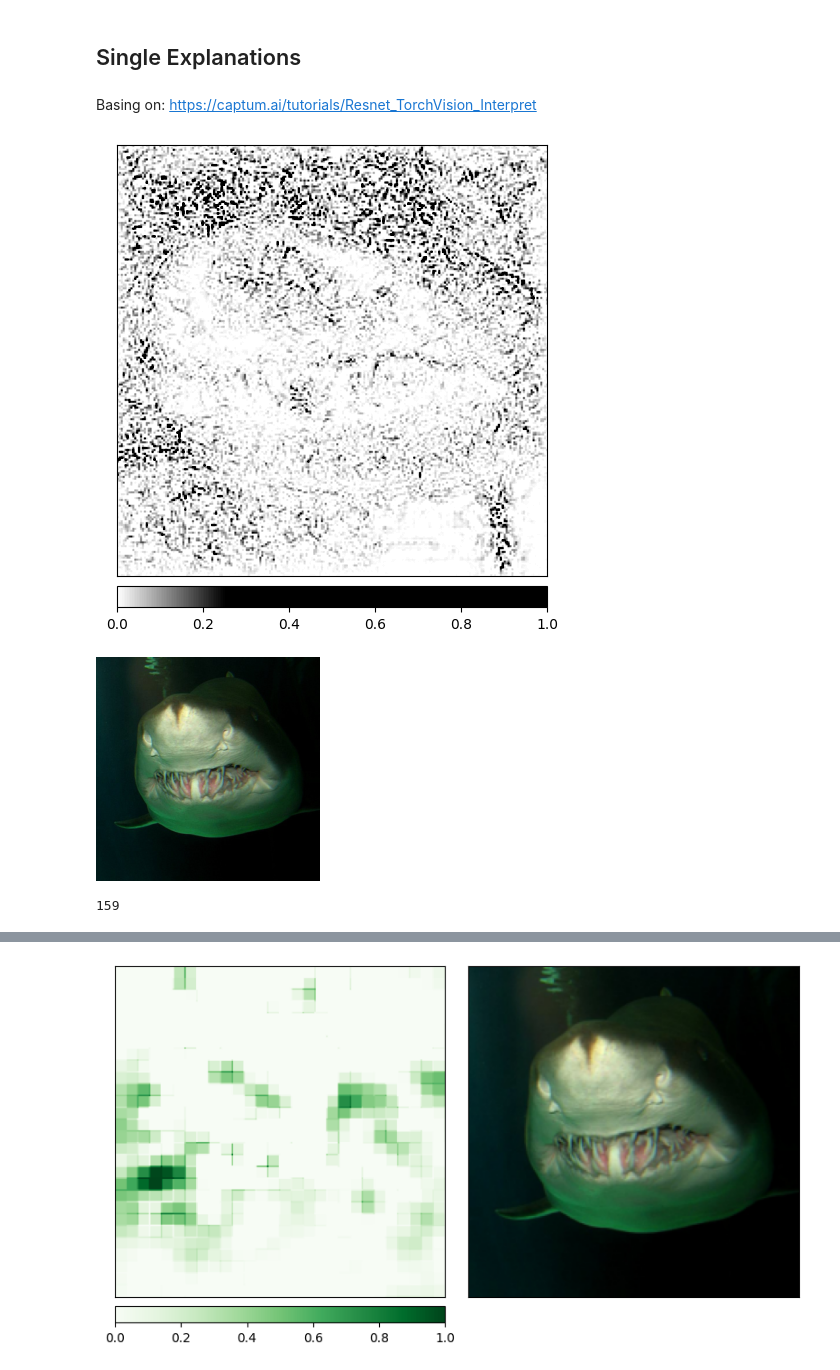
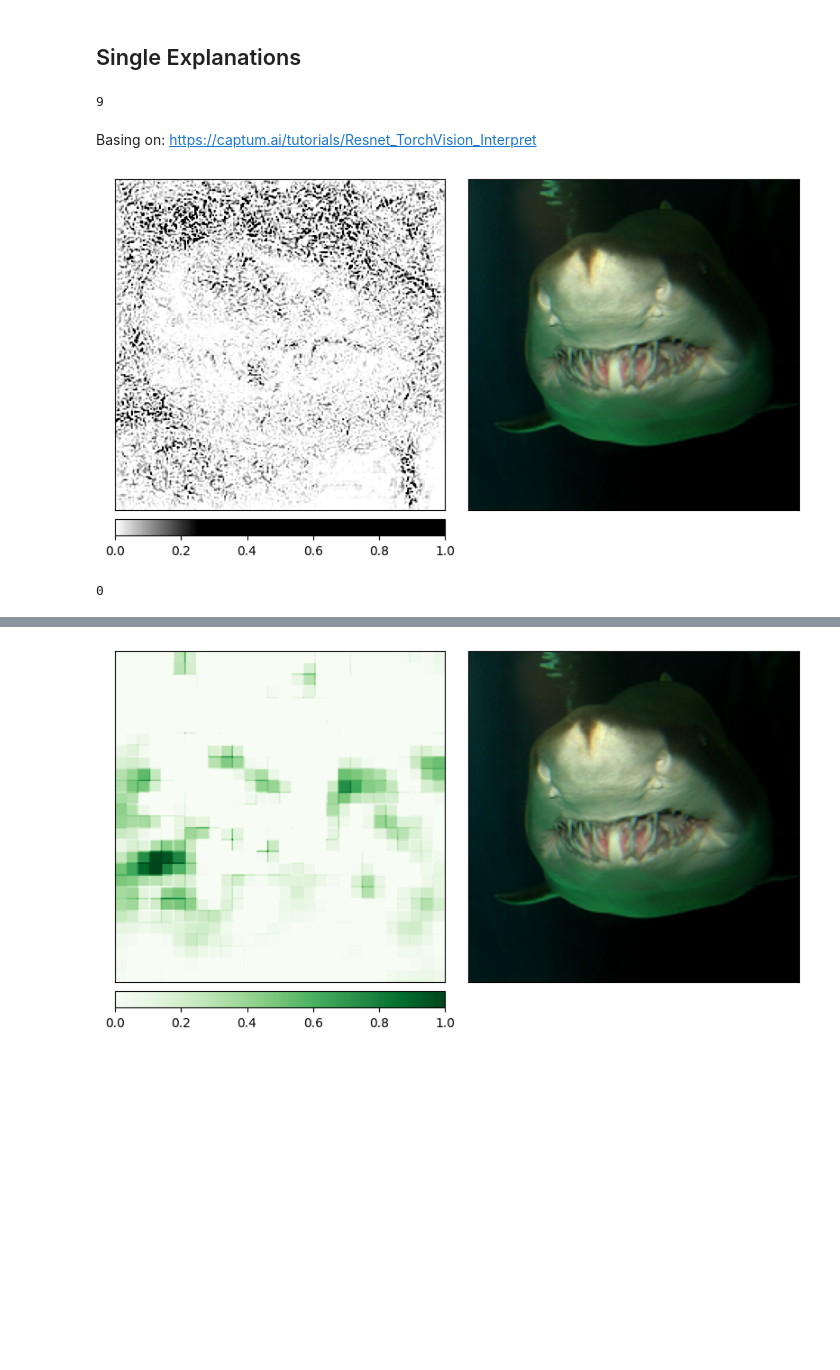
Before and after one commit to MattS0000/XAI_ensemblings_BS_MS, a Jupyter notebook: docs/Example_notebook.ipynb, the cells around one changed output, grey strips where cells are left out. Cells and saved outputs as stored; diff of their text form; code cells hidden in the pictures; blank space fills up the shorter version.

```diff
--- a/docs/Example_notebook.ipynb
+++ b/docs/Example_notebook.ipynb
@@ -34,6 +34,15 @@ def images_list(image_path, resize=True):
             image = _crop(_resize(image))
         images.append(image)
     return images
+
+def load_all(classid):
+    all_img = images_list(images_dir + classid + "\\")[:3]
+    all_img_org = images_list(images_dir + classid + "\\", resize=False)[:3]
+    all_tens = [F.to_tensor(img) for img in all_img]
+    all_msks = [(F.to_tensor(img)>0).float() for img in images_list(masks_dir + classid + "\\")[:3]]
+    tens_img = torch.stack(all_tens)
+    tens_msks = torch.stack(all_msks)
+    return all_img, all_img_org, all_tens, all_msks, tens_img, tens_msks
 # %% [markdown]
 ## Images load
 # %%
@@ -43,11 +51,0 @@ images_dir = os.getcwd() + "\\images\\"
-# %%
-id = "n01491361"
-def load_all(classid):
-    all_img = images_list(images_dir + classid + "\\")
-    all_img_org = images_list(images_dir + classid + "\\", resize=False)
-    all_tens = [F.to_tensor(img) for img in all_img]
-    all_msks = [(F.to_tensor(img)>0).float() for img in images_list(masks_dir + classid + "\\")]
-    tens_img = torch.stack(all_tens)
-    tens_msks = torch.stack(all_msks)
-    return all_img, all_img_org, all_tens, all_msks, tens_img, tens_msks
-all_images, all_images_original, all_tensors, all_masks, tensor_images, tensor_masks = load_all("n01491361")
@@ -90,5 +78,8 @@ single_pred = preds2[2].unsqueeze(dim=0)
 single_data = proper_data[2].unsqueeze(dim=0)
 integrated_gradients = IntegratedGradients(model)
 attributions_ig = integrated_gradients.attribute(single_data, target=single_pred, n_steps=200)
+gc.collect()
+# %% [output]
+9
 # %% [markdown]
 Basing on: https://captum.ai/tutorials/Resnet_TorchVision_Interpret
@@ -95,23 +92,10 @@ Basing on: https://captum.ai/tutorials/Resnet_TorchVision_Interpret
 # %%
-transformed_img = resnet_transform(all_images_original[2])
-default_cmap = LinearSegmentedColormap.from_list('custom blue',
-                                                 [(0, '#ffffff'),
-                                                  (0.25, '#000000'),
-                                                  (1, '#000000')], N=256)
-
-_ = viz.visualize_image_attr(np.transpose(attributions_ig.squeeze().cpu().detach().numpy(), (1,2,0)),
-                             np.transpose(transformed_img.squeeze().cpu().detach().numpy(), (1,2,0)),
-                             method='heat_map',
-                             cmap=default_cmap,
-                             show_colorbar=True,
-                             sign='positive',
-                             outlier_perc=1)
-display(all_images[2])
+_ = viz.visualize_image_attr_multiple(np.transpose(attributions_ig.squeeze().numpy(), (1,2,0)),
+                                      np.transpose(tensor_images[2].squeeze().numpy(), (1,2,0)),
+                                      ["heat_map", "original_image"],
+                                      ["positive", "all"],
+                                      cmap=default_cmap,
+                                      show_colorbar=True,
+                                      outlier_perc=1)
 # %% [output]
-[figure, old version]
+[figure, new version]
-[figure, removed]
-# %%
-import gc
-gc.collect()
-# %% [output]
-159
@@ -122,5 +102,11 @@ attributions_ig_nt = noise_tunnel.attribute(single_data, nt_samples=5, nt_type='
 # %%
-attributions_ig_nt_all = torch.cat([noise_tunnel.attribute(tensor_images[i].unsqueeze(dim=0), nt_samples=5, nt_type='smoothgrad_sq', target=preds2[i].unsqueeze(dim=0)) for i in range(10)], dim=0)
+noise_tunnel = NoiseTunnel(integrated_gradients)
+attributions_ig_nt = noise_tunnel.attribute(single_data, nt_samples=5, nt_type='smoothgrad_sq', target=single_pred)
+gc.collect()
+attributions_ig_nt_all = torch.cat([noise_tunnel.attribute(tensor_images[i].unsqueeze(dim=0), nt_samples=5, nt_type='smoothgrad_sq', target=preds2[i].unsqueeze(dim=0)) for i in range(tensor_images.shape[0])], dim=0)
+gc.collect()
+# %% [output]
+0
 # %%
 _ = viz.visualize_image_attr_multiple(np.transpose(attributions_ig_nt.squeeze().numpy(), (1,2,0)),
                                       np.array(all_images[2]),
```
Also changed, not shown: parts of 24 cells of this notebook, 2 other files.
